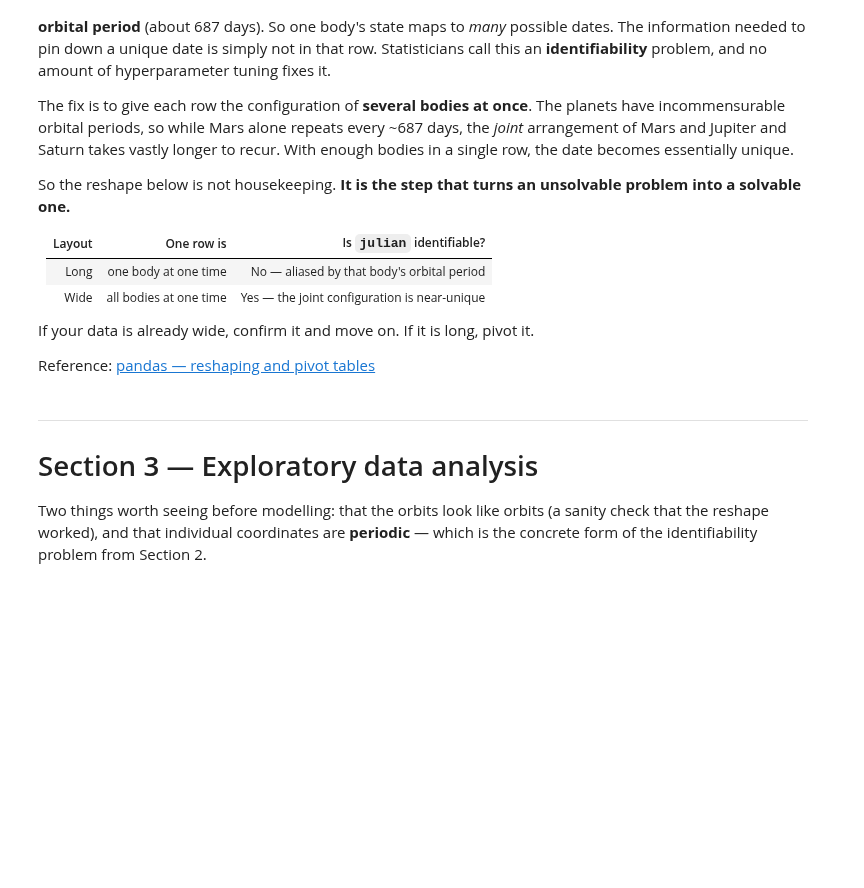
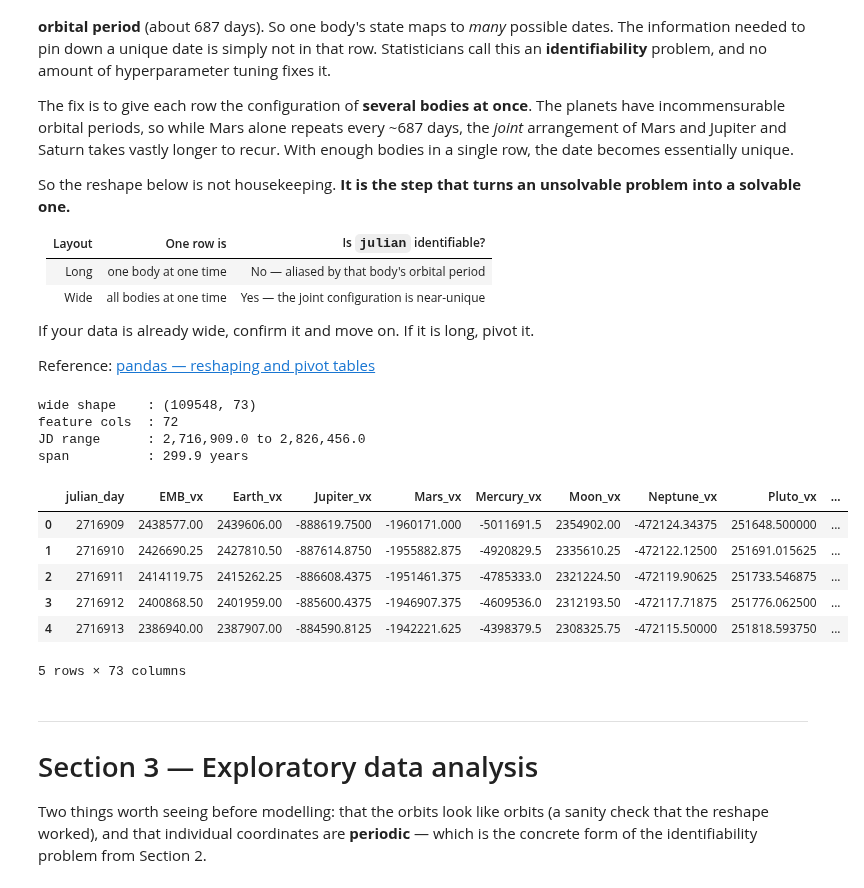
Before and after one commit to TAMU-Aggie-Data-Science-Club/fall2026-AIAA, a Jupyter notebook: adsc-deliverable1/deliverable1_planetary_motion.ipynb, the cells around one changed output. Saved outputs shown, nothing was run; the diff lists cells and outputs as text; code cells hidden in the pictures; blank space fills up the shorter version.

```diff
--- a/adsc-deliverable1/deliverable1_planetary_motion.ipynb
+++ b/adsc-deliverable1/deliverable1_planetary_motion.ipynb
@@ -219,11 +263,11 @@ print(peek.dtypes)
 #   'wide' -> one row per time, with separate columns per body
 #             (e.g. earth_x, mars_x, ...), or one file per body
 
-COL_JULIAN = None          # e.g. 'julian'  -- the Julian Date column (our target)
-COL_BODY = None            # e.g. 'body'    -- set to None if the layout is 'wide'
-POS_COLS = None            # e.g. ['x', 'y', 'z']
-VEL_COLS = None            # e.g. ['vx', 'vy', 'vz']
-LAYOUT = None              # 'long' or 'wide'
+COL_JULIAN = 'julian_day'
+COL_BODY = 'body'
+POS_COLS = ['x', 'y', 'z']
+VEL_COLS = ['vx', 'vy', 'vz']
+LAYOUT = 'long'
 
 if None in (COL_JULIAN, POS_COLS, VEL_COLS, LAYOUT):
     raise NotImplementedError('TODO (1): fill in the column names and LAYOUT above.')
@@ -266,10 +315,10 @@ print(f'Keeping JD >=           : {jd_cutoff:,.1f}  (last {YEARS_TO_KEEP} years)
 parts = []
 reader = pd.read_csv(data_files[0], usecols=keep_cols, dtype=dtypes, chunksize=CHUNKSIZE)
 for chunk in reader:
-    pass  # <-- replace this with your filter
+    filtered = chunk[chunk[COL_JULIAN] >= jd_cutoff]
+    if len(filtered) > 0:
+        parts.append(filtered)
 
-if not parts:
-    raise NotImplementedError('TODO (2): filter each chunk and append it to `parts`.')
 
 raw = pd.concat(parts, ignore_index=True)
 del parts
@@ -310,34 +371,48 @@ Reference: [pandas — reshaping and pivot tables](https://pandas.pydata.org/doc
 #       wide.columns = [f'{body}_{var}' for var, body in wide.columns]
 #       wide = wide.reset_index()
 #
 #     Note the order inside the f-string: pivot_table puts `values` first and
 #     `columns` second, so unpack as (var, body), not (body, var). Print
 #     wide.columns afterwards and check the names look right.
 #
 # If LAYOUT == 'wide':
 #     It may already be in shape -- `wide = raw.copy()`. If instead there is one
 #     file per body, read each, prefix its state columns with the body name, and
 #     merge them all on COL_JULIAN with how='inner'.
 #
 # Requirements to satisfy before moving on:
 #   - exactly one row per Julian Date (check: wide[COL_JULIAN].is_unique)
 #   - at least ~4 bodies represented, so the date is genuinely identifiable
 #   - no NaNs (drop rows where some body is missing)
 
-wide = None
+wide = raw.pivot_table(index=COL_JULIAN, columns=COL_BODY, values=STATE_COLS)
+wide.columns = [f'{body}_{var}' for var, body in wide.columns]
+wide = wide.reset_index()
 
 if wide is None:
     raise NotImplementedError('TODO (3): build the wide table.')
 
 wide = wide.dropna().sort_values(COL_JULIAN).reset_index(drop=True)
 
 assert wide[COL_JULIAN].is_unique, 'Julian Date is not unique per row -- the pivot did not collapse correctly.'
 n_feature_cols = len([c for c in wide.columns if c != COL_JULIAN])
 print(f'wide shape    : {wide.shape}')
 print(f'feature cols  : {n_feature_cols}')
 print(f'JD range      : {wide[COL_JULIAN].min():,.1f} to {wide[COL_JULIAN].max():,.1f}')
 print(f'span          : {(wide[COL_JULIAN].max() - wide[COL_JULIAN].min()) / 365.25:,.1f} years')
 wide.head()
+# %% [output]
+wide shape    : (109548, 73)
+feature cols  : 72
+JD range      : 2,716,909.0 to 2,826,456.0
+span          : 299.9 years
+|  | julian_day | EMB_vx | Earth_vx | Jupiter_vx | Mars_vx | Mercury_vx | Moon_vx | Neptune_vx | Pluto_vx | ... |
+| 0 | 2716909 | 2438577.00 | 2439606.00 | -888619.7500 | -1960171.000 | -5011691.5 | 2354902.00 | -472124.34375 | 251648.500000 | ... |
+| 1 | 2716910 | 2426690.25 | 2427810.50 | -887614.8750 | -1955882.875 | -4920829.5 | 2335610.25 | -472122.12500 | 251691.015625 | ... |
+| 2 | 2716911 | 2414119.75 | 2415262.25 | -886608.4375 | -1951461.375 | -4785333.0 | 2321224.50 | -472119.90625 | 251733.546875 | ... |
+| 3 | 2716912 | 2400868.50 | 2401959.00 | -885600.4375 | -1946907.375 | -4609536.0 | 2312193.50 | -472117.71875 | 251776.062500 | ... |
+| 4 | 2716913 | 2386940.00 | 2387907.00 | -884590.8125 | -1942221.625 | -4398379.5 | 2308325.75 | -472115.50000 | 251818.593750 | ... |
+5 rows × 73 columns
 # %% [markdown]
 ---
 # Section 3 — Exploratory data analysis
```
Also changed, not shown: parts of 23 cells of this notebook.
